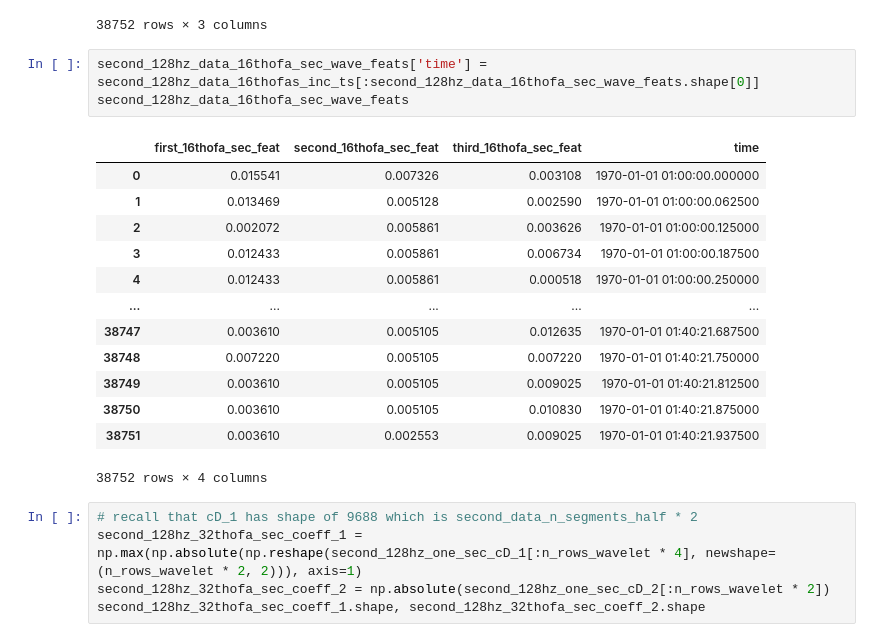
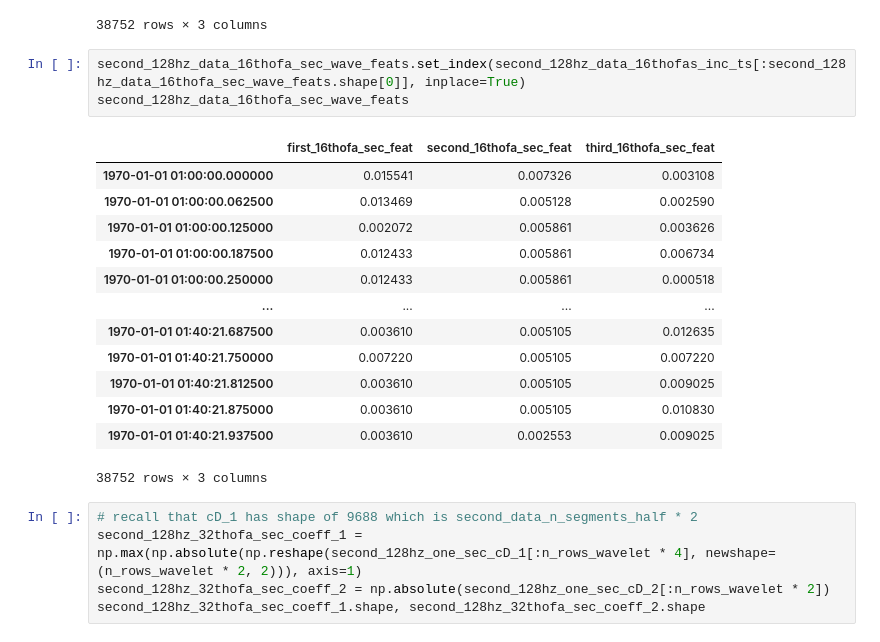
Before and after one commit to 08Aristodemus24/thesis-writing-1, a Jupyter notebook: eda-signal-classifier/experiementation.ipynb, the cells around one changed output. Saved outputs shown, nothing was run; the diff lists cells and outputs as text.

```diff
--- a/eda-signal-classifier/experiementation.ipynb
+++ b/eda-signal-classifier/experiementation.ipynb
@@ -2966,22 +2965,22 @@ second_128hz_data_16thofa_sec_wave_feats
 | 38751 | 0.003610 | 0.002553 | 0.009025 |
 38752 rows × 3 columns
 # %%
-second_128hz_data_16thofa_sec_wave_feats['time'] = second_128hz_data_16thofas_inc_ts[:second_128hz_data_16thofa_sec_wave_feats.shape[0]]
+second_128hz_data_16thofa_sec_wave_feats.set_index(second_128hz_data_16thofas_inc_ts[:second_128hz_data_16thofa_sec_wave_feats.shape[0]], inplace=True)
 second_128hz_data_16thofa_sec_wave_feats
 # %% [output]
-|  | first_16thofa_sec_feat | second_16thofa_sec_feat | third_16thofa_sec_feat | time |
-| 0 | 0.015541 | 0.007326 | 0.003108 | 1970-01-01 01:00:00.000000 |
-| 1 | 0.013469 | 0.005128 | 0.002590 | 1970-01-01 01:00:00.062500 |
-| 2 | 0.002072 | 0.005861 | 0.003626 | 1970-01-01 01:00:00.125000 |
-| 3 | 0.012433 | 0.005861 | 0.006734 | 1970-01-01 01:00:00.187500 |
-| 4 | 0.012433 | 0.005861 | 0.000518 | 1970-01-01 01:00:00.250000 |
-| ... | ... | ... | ... | ... |
-| 38747 | 0.003610 | 0.005105 | 0.012635 | 1970-01-01 01:40:21.687500 |
-| 38748 | 0.007220 | 0.005105 | 0.007220 | 1970-01-01 01:40:21.750000 |
-| 38749 | 0.003610 | 0.005105 | 0.009025 | 1970-01-01 01:40:21.812500 |
-| 38750 | 0.003610 | 0.005105 | 0.010830 | 1970-01-01 01:40:21.875000 |
-| 38751 | 0.003610 | 0.002553 | 0.009025 | 1970-01-01 01:40:21.937500 |
+|  | first_16thofa_sec_feat | second_16thofa_sec_feat | third_16thofa_sec_feat |
+| 1970-01-01 01:00:00.000000 | 0.015541 | 0.007326 | 0.003108 |
+| 1970-01-01 01:00:00.062500 | 0.013469 | 0.005128 | 0.002590 |
+| 1970-01-01 01:00:00.125000 | 0.002072 | 0.005861 | 0.003626 |
+| 1970-01-01 01:00:00.187500 | 0.012433 | 0.005861 | 0.006734 |
+| 1970-01-01 01:00:00.250000 | 0.012433 | 0.005861 | 0.000518 |
+| ... | ... | ... | ... |
+| 1970-01-01 01:40:21.687500 | 0.003610 | 0.005105 | 0.012635 |
+| 1970-01-01 01:40:21.750000 | 0.007220 | 0.005105 | 0.007220 |
+| 1970-01-01 01:40:21.812500 | 0.003610 | 0.005105 | 0.009025 |
+| 1970-01-01 01:40:21.875000 | 0.003610 | 0.005105 | 0.010830 |
+| 1970-01-01 01:40:21.937500 | 0.003610 | 0.002553 | 0.009025 |
-38752 rows × 4 columns
+38752 rows × 3 columns
 # %%
 # recall that cD_1 has shape of 9688 which is second_data_n_segments_half * 2
 second_128hz_32thofa_sec_coeff_1 = np.max(np.absolute(np.reshape(second_128hz_one_sec_cD_1[:n_rows_wavelet * 4], newshape=(n_rows_wavelet * 2, 2))), axis=1)
```
Also changed, not shown: parts of 35 cells of this notebook, 1 other file.
